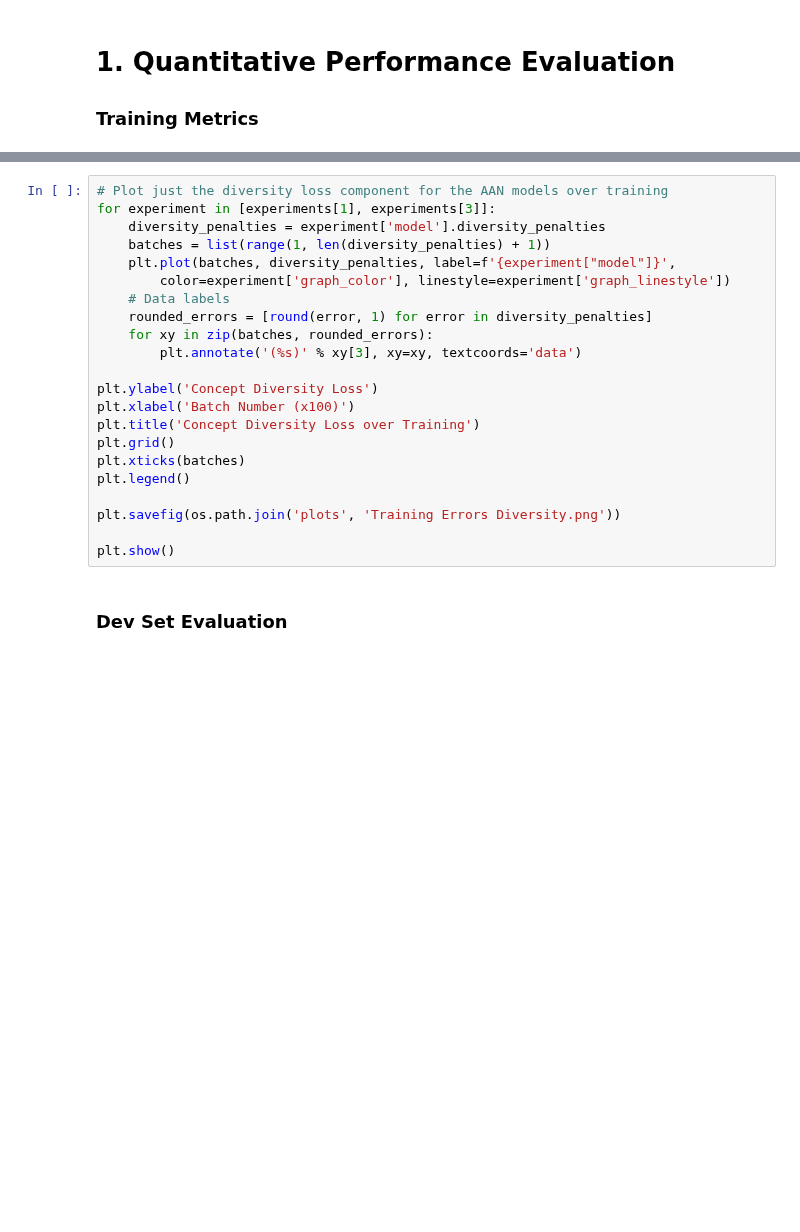
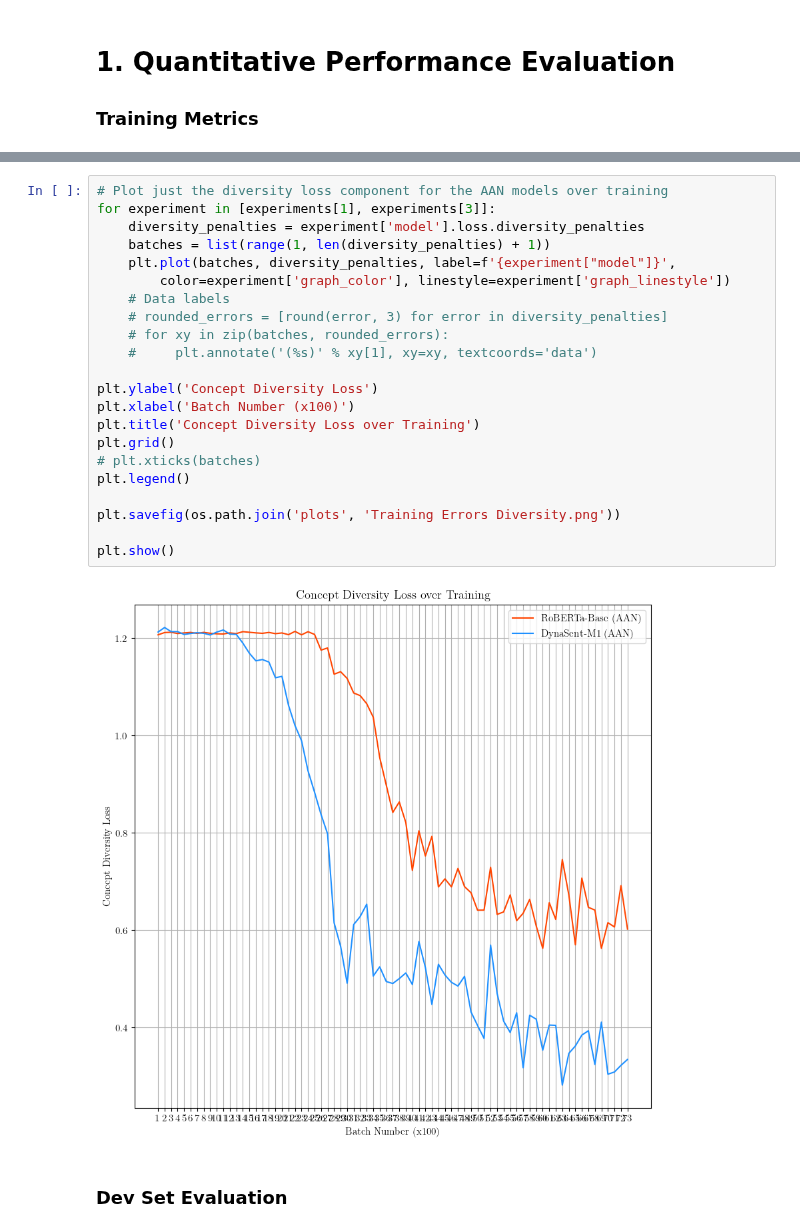
Before and after one commit to mukobi/Unsupervised-Concept-Based-Explanations-For-Sentiment-Analysis, a Jupyter notebook: evaluate_trained_models.ipynb, the cells around one changed output, grey strips where cells are left out. Cells and saved outputs as stored; diff of their text form; blank space fills up the shorter version.

```diff
--- a/evaluate_trained_models.ipynb
+++ b/evaluate_trained_models.ipynb
@@ -145,25 +145,27 @@ plt.show()
 # %%
 # Plot just the diversity loss component for the AAN models over training
 for experiment in [experiments[1], experiments[3]]:
-    diversity_penalties = experiment['model'].diversity_penalties
+    diversity_penalties = experiment['model'].loss.diversity_penalties
     batches = list(range(1, len(diversity_penalties) + 1))
     plt.plot(batches, diversity_penalties, label=f'{experiment["model"]}',
         color=experiment['graph_color'], linestyle=experiment['graph_linestyle'])
     # Data labels
-    rounded_errors = [round(error, 1) for error in diversity_penalties]
-    for xy in zip(batches, rounded_errors):
-        plt.annotate('(%s)' % xy[3], xy=xy, textcoords='data')
+    # rounded_errors = [round(error, 3) for error in diversity_penalties]
+    # for xy in zip(batches, rounded_errors):
+    #     plt.annotate('(%s)' % xy[1], xy=xy, textcoords='data')
 
 plt.ylabel('Concept Diversity Loss')
 plt.xlabel('Batch Number (x100)')
 plt.title('Concept Diversity Loss over Training')
 plt.grid()
-plt.xticks(batches)
+# plt.xticks(batches)
 plt.legend()
 
 plt.savefig(os.path.join('plots', 'Training Errors Diversity.png'))
 
 plt.show()
+# %% [output]
+[figure, added]
 # %% [markdown]
 ### Dev Set Evaluation
 # %%
```
Also changed, not shown: parts of 14 cells of this notebook, 6 other files.
